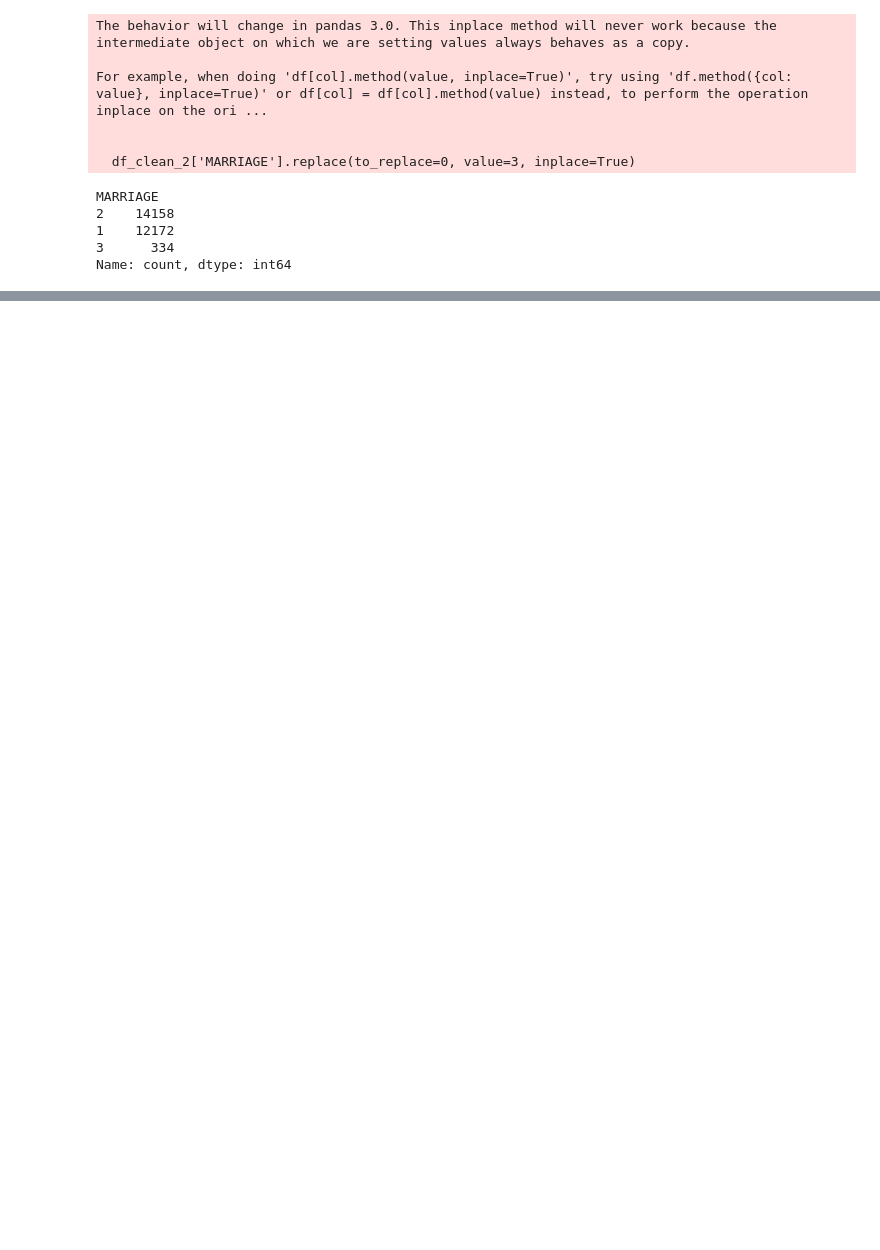
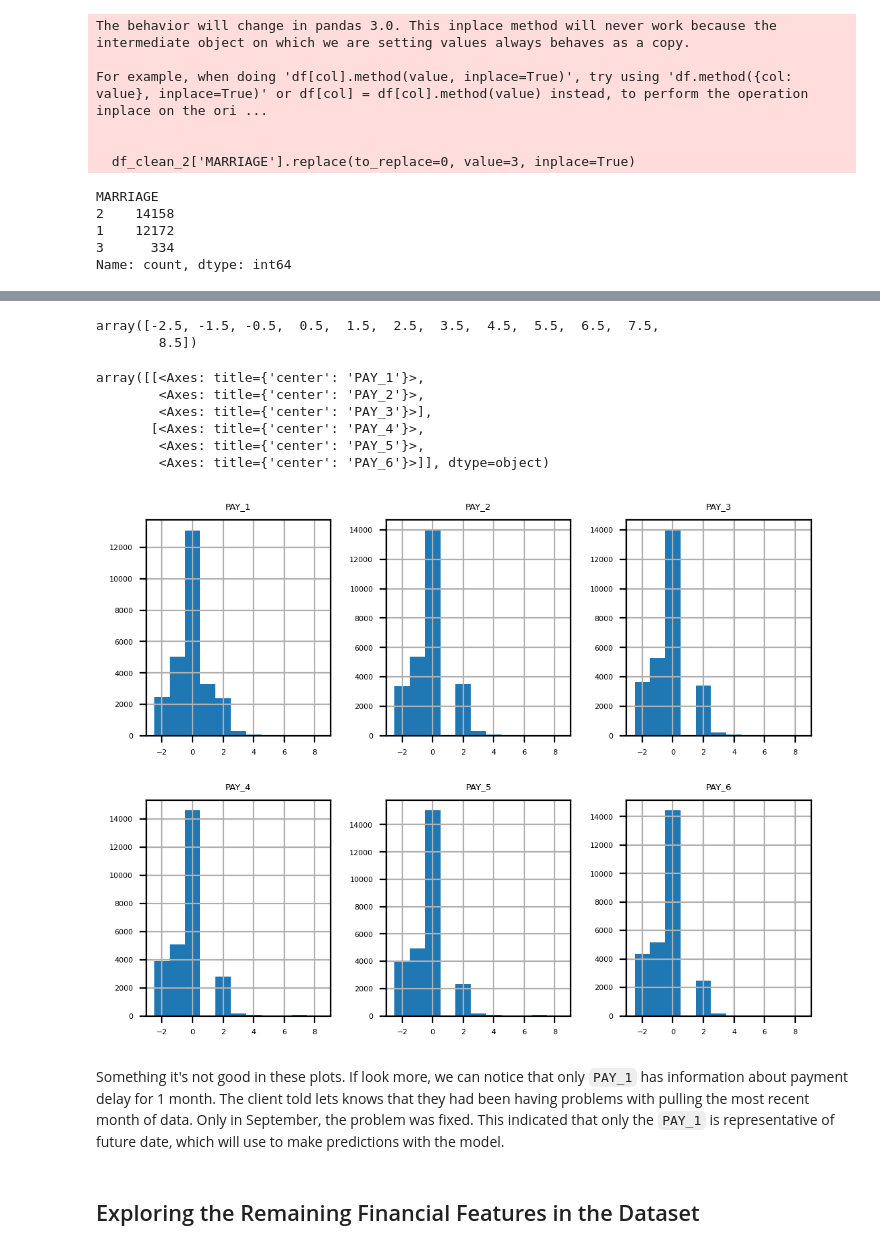
Before and after one commit to mh-pedro/Data-Science-Projects-with-Python, a Jupyter notebook: 1. Project Business Problem/Project Business Problem.ipynb, the cells around one changed output, grey strips where cells are left out. Cells and saved outputs as stored; diff of their text form; code cells hidden in the pictures; blank space fills up the shorter version.

```diff
--- a/1. Project Business Problem/Project Business Problem.ipynb
+++ b/1. Project Business Problem/Project Business Problem.ipynb
@@ -400,0 +469,2 @@ df_clean_2['EDUCATION'].value_counts().plot.bar()
+# %%
+df = pd.read_csv('cleaned_data.csv')
@@ -400,0 +475,2 @@ df_clean_2['EDUCATION'].value_counts().plot.bar()
+# %%
+pay_feats = ['PAY_1', 'PAY_2', 'PAY_3', 'PAY_4', 'PAY_5', 'PAY_6']
@@ -400,0 +517,21 @@ df_clean_2['EDUCATION'].value_counts().plot.bar()
+# %%
+pay_1_bins = np.array(range(-2,10))-0.5
+pay_1_bins
+# %% [output]
+array([-2.5, -1.5, -0.5,  0.5,  1.5,  2.5,  3.5,  4.5,  5.5,  6.5,  7.5,
+        8.5])
+# %%
+mpl.rcParams['font.size'] = 4
+df[pay_feats].hist(bins=pay_1_bins, layout=(2,3))
+# %% [output]
+array([[<Axes: title={'center': 'PAY_1'}>,
+        <Axes: title={'center': 'PAY_2'}>,
+        <Axes: title={'center': 'PAY_3'}>],
+       [<Axes: title={'center': 'PAY_4'}>,
+        <Axes: title={'center': 'PAY_5'}>,
+        <Axes: title={'center': 'PAY_6'}>]], dtype=object)
+[figure, added]
+# %% [markdown]
+Something it's not good in these plots. If look more, we can notice that only `PAY_1` has information about payment delay for 1 month. The client told lets knows that they had been having problems with pulling the most recent month of data. Only in September, the problem was fixed. This indicated that only the `PAY_1` is representative of future date, which will use to make predictions with the model.
+# %% [markdown]
+## Exploring the Remaining Financial Features in the Dataset
```
Also changed, not shown: parts of 40 cells of this notebook, 1 other file.
